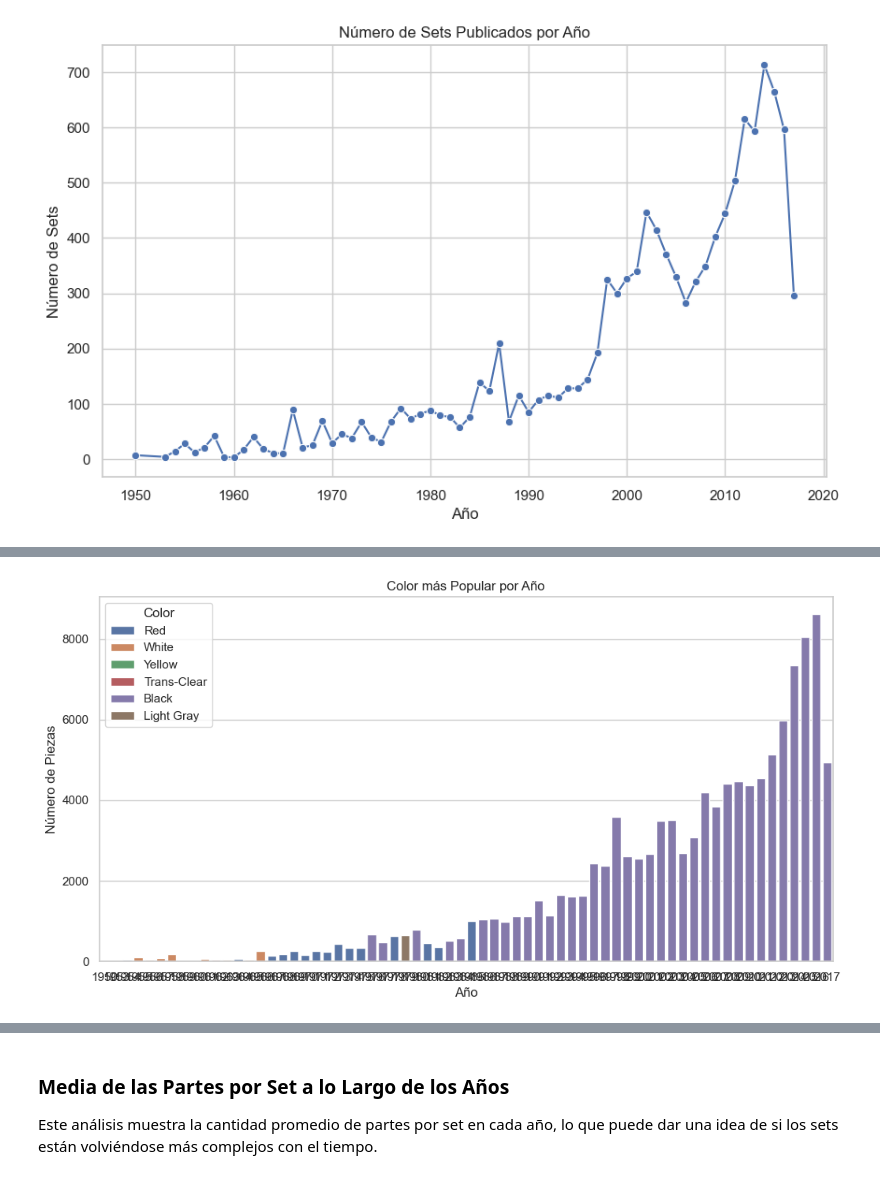
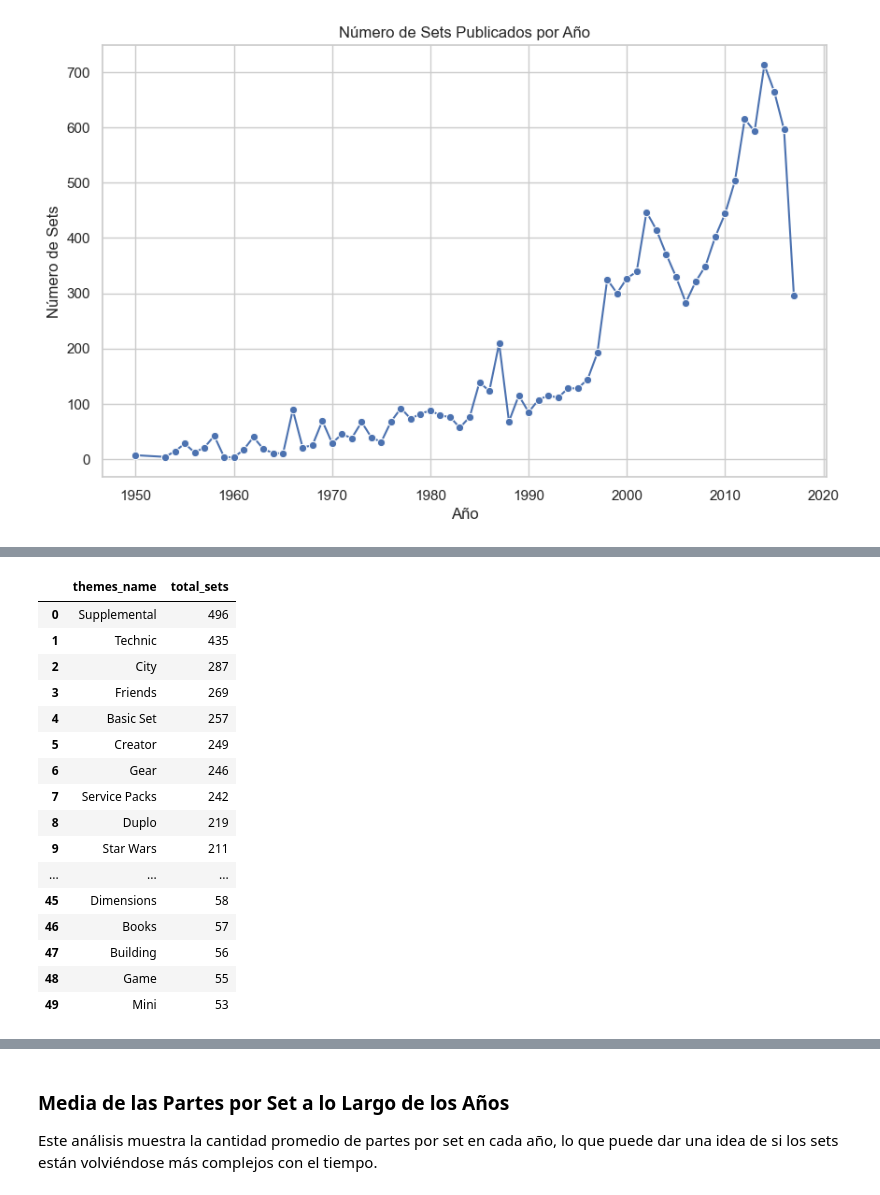
Before and after one commit to S-Elechiguerra/Lego_SQL, a Jupyter notebook: lego_project_main.ipynb, the cells around one changed output, grey strips where cells are left out. Saved outputs shown, nothing was run; the diff lists cells and outputs as text; code cells hidden in the pictures.

```diff
--- a/lego_project_main.ipynb
+++ b/lego_project_main.ipynb
@@ -314,11 +212,20 @@ best_colors_by_year
-# %%
-# Gráfico de barras - Color más popular por año
-plt.figure(figsize=(12,6))
-sns.barplot(x='published_year', y='total_pieces', hue='colors_name', data=best_colors_by_year, dodge=False)
-plt.title('Color más Popular por Año')
-plt.xlabel('Año')
-plt.ylabel('Número de Piezas')
-plt.legend(title='Color')
-plt.show()
-# %% [output]
-[figure, removed]
+# %%
+top_50_themes
+# %% [output]
+|  | themes_name | total_sets |
+| 0 | Supplemental | 496 |
+| 1 | Technic | 435 |
+| 2 | City | 287 |
+| 3 | Friends | 269 |
+| 4 | Basic Set | 257 |
+| 5 | Creator | 249 |
+| 6 | Gear | 246 |
+| 7 | Service Packs | 242 |
+| 8 | Duplo | 219 |
+| 9 | Star Wars | 211 |
+| ... | ... | ... |
+| 45 | Dimensions | 58 |
+| 46 | Books | 57 |
+| 47 | Building | 56 |
+| 48 | Game | 55 |
+| 49 | Mini | 53 |
```
Also changed, not shown: parts of 17 cells of this notebook.
